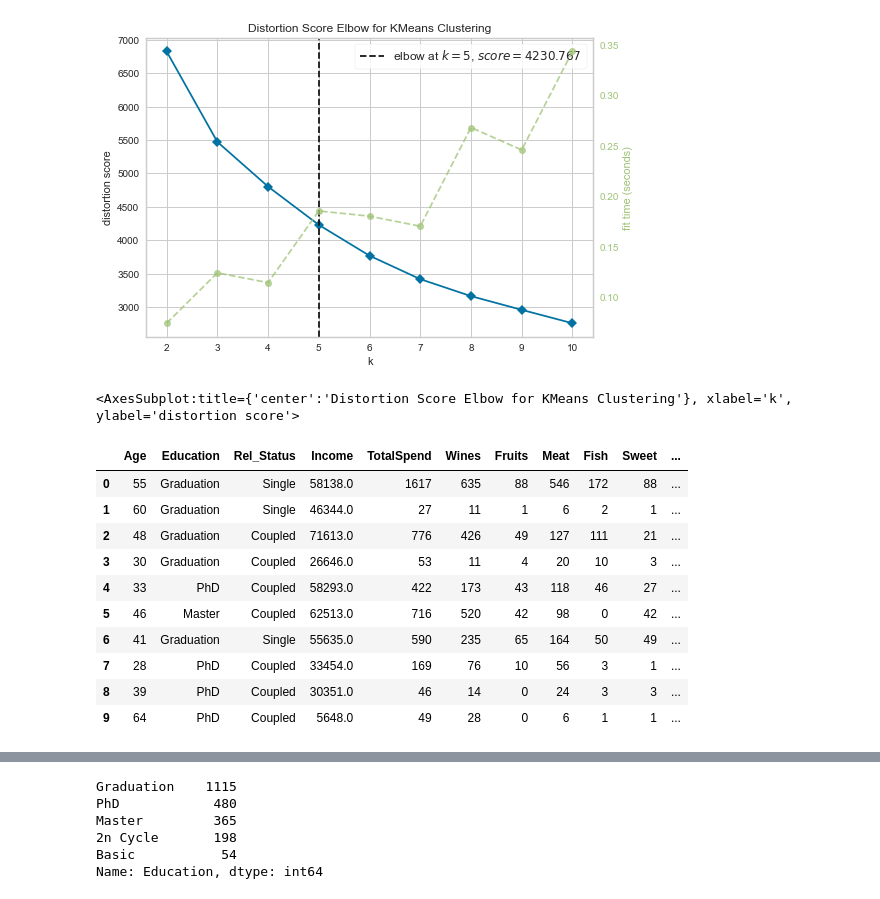
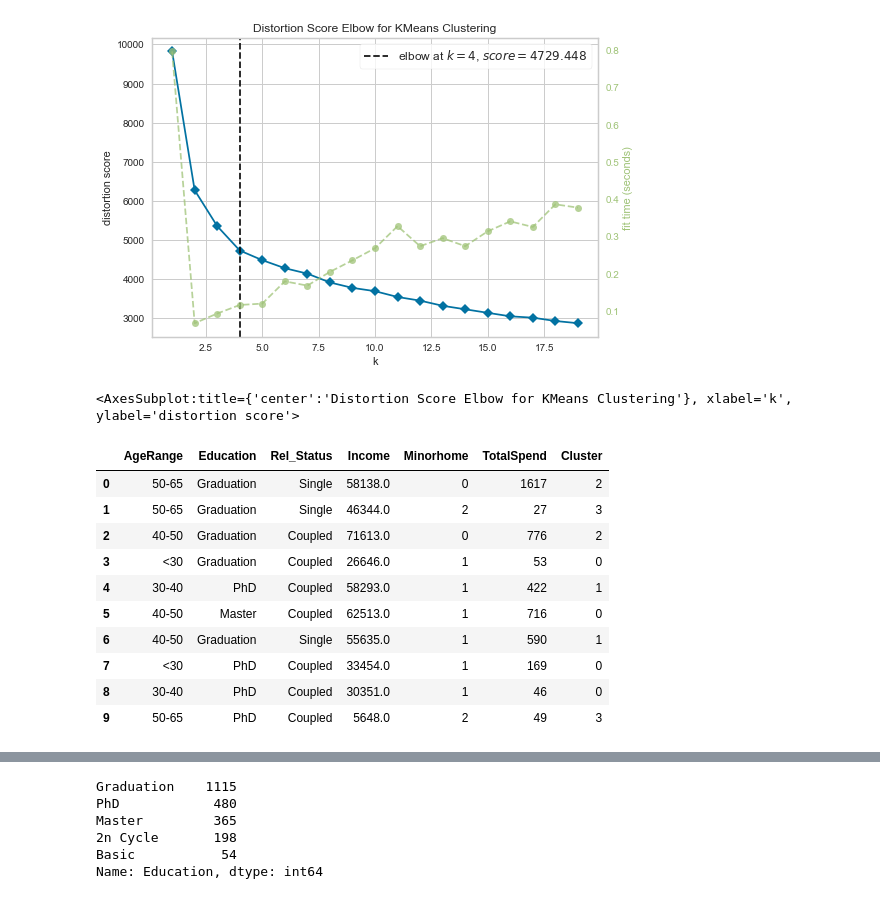
Before and after one commit to saranshkr/customer-profile-analysis, a Jupyter notebook: clustering-model.ipynb, the cells around one changed output, grey strips where cells are left out. Cells and saved outputs as stored; diff of their text form; code cells hidden in the pictures.

```diff
--- a/clustering-model.ipynb
+++ b/clustering-model.ipynb
@@ -37,6 +76,7 @@ df = df_orig.copy()
 # %%
-from sklearn.preprocessing import LabelEncoder
-le = LabelEncoder()
-df['Education'] = le.fit_transform(df['Education'])
-df['Rel_Status'] = le.fit_transform(df['Rel_Status'])
-df.head(10)
+# from sklearn.preprocessing import LabelEncoder
+# le = LabelEncoder()
+# df['Education'] = le.fit_transform(df['Education'])
+# df['Rel_Status'] = le.fit_transform(df['Rel_Status'])
+# df['AgeRange'] = le.fit_transform(df['AgeRange'])
+# df.head()
@@ -55,4 +83,4 @@ df.head(10)
 # %%
-df = df.reindex(columns=(['Rel_Status'] + list([a for a in df.columns if a != 'Rel_Status']) ))
-df = df.reindex(columns=(['Education'] + list([a for a in df.columns if a != 'Education']) ))
-df.head()
+# df = df.reindex(columns=(['Rel_Status'] + list([a for a in df.columns if a != 'Rel_Status']) ))
+# df = df.reindex(columns=(['Education'] + list([a for a in df.columns if a != 'Education']) ))
+# df.head()
@@ -66,6 +87,5 @@ df.head()
 # %%
-from sklearn.preprocessing import StandardScaler
 scaler = StandardScaler()
-df[df.columns[2:]] = pd.DataFrame(scaler.fit_transform(df[df.columns[2:]]), columns=df.columns[2:])
-df.head(10)
+df[df.columns[9:]] = scaler.fit_transform(df[df.columns[9:]])
+df.head()
 # %% [output]
@@ -116,0 +100,4 @@ pca_df.head()
+# %%
+pca = PCA()
+pca.fit(df)
+pca_data = pca.transform(df)
@@ -117,27 +130,26 @@ pca_df.head()
 # %%
 model = KMeans()
-visualizer = KElbowVisualizer(model)
-visualizer.fit(pca_df)
+visualizer = KElbowVisualizer(estimator=model, k=(1,20), metric='distortion')
+visualizer.fit(df)
 visualizer.show()
 # %% [output]
-[figure, old version]
+[figure, new version]
 <AxesSubplot:title={'center':'Distortion Score Elbow for KMeans Clustering'}, xlabel='k', ylabel='distortion score'>
 # %%
-from sklearn.cluster import AgglomerativeClustering
 ac = AgglomerativeClustering(n_clusters=4)
-ac_df = ac.fit_predict(pca_df)
+ac_df = ac.fit_predict(df)
 df['Cluster'] = ac_df
 df_orig['Cluster'] = ac_df
 df_orig.head(10)
 # %% [output]
-|  | Age | Education | Rel_Status | Income | TotalSpend | Wines | Fruits | Meat | Fish | Sweet | ... |
-| 0 | 55 | Graduation | Single | 58138.0 | 1617 | 635 | 88 | 546 | 172 | 88 | ... |
-| 1 | 60 | Graduation | Single | 46344.0 | 27 | 11 | 1 | 6 | 2 | 1 | ... |
-| 2 | 48 | Graduation | Coupled | 71613.0 | 776 | 426 | 49 | 127 | 111 | 21 | ... |
-| 3 | 30 | Graduation | Coupled | 26646.0 | 53 | 11 | 4 | 20 | 10 | 3 | ... |
-| 4 | 33 | PhD | Coupled | 58293.0 | 422 | 173 | 43 | 118 | 46 | 27 | ... |
-| 5 | 46 | Master | Coupled | 62513.0 | 716 | 520 | 42 | 98 | 0 | 42 | ... |
-| 6 | 41 | Graduation | Single | 55635.0 | 590 | 235 | 65 | 164 | 50 | 49 | ... |
-| 7 | 28 | PhD | Coupled | 33454.0 | 169 | 76 | 10 | 56 | 3 | 1 | ... |
-| 8 | 39 | PhD | Coupled | 30351.0 | 46 | 14 | 0 | 24 | 3 | 3 | ... |
-| 9 | 64 | PhD | Coupled | 5648.0 | 49 | 28 | 0 | 6 | 1 | 1 | ... |
+|  | AgeRange | Education | Rel_Status | Income | Minorhome | TotalSpend | Cluster |
+| 0 | 50-65 | Graduation | Single | 58138.0 | 0 | 1617 | 2 |
+| 1 | 50-65 | Graduation | Single | 46344.0 | 2 | 27 | 3 |
+| 2 | 40-50 | Graduation | Coupled | 71613.0 | 0 | 776 | 2 |
+| 3 | <30 | Graduation | Coupled | 26646.0 | 1 | 53 | 0 |
+| 4 | 30-40 | PhD | Coupled | 58293.0 | 1 | 422 | 1 |
+| 5 | 40-50 | Master | Coupled | 62513.0 | 1 | 716 | 0 |
+| 6 | 40-50 | Graduation | Single | 55635.0 | 1 | 590 | 1 |
+| 7 | <30 | PhD | Coupled | 33454.0 | 1 | 169 | 0 |
+| 8 | 30-40 | PhD | Coupled | 30351.0 | 1 | 46 | 0 |
+| 9 | 50-65 | PhD | Coupled | 5648.0 | 2 | 49 | 3 |
```
Also changed, not shown: parts of 45 cells of this notebook.
